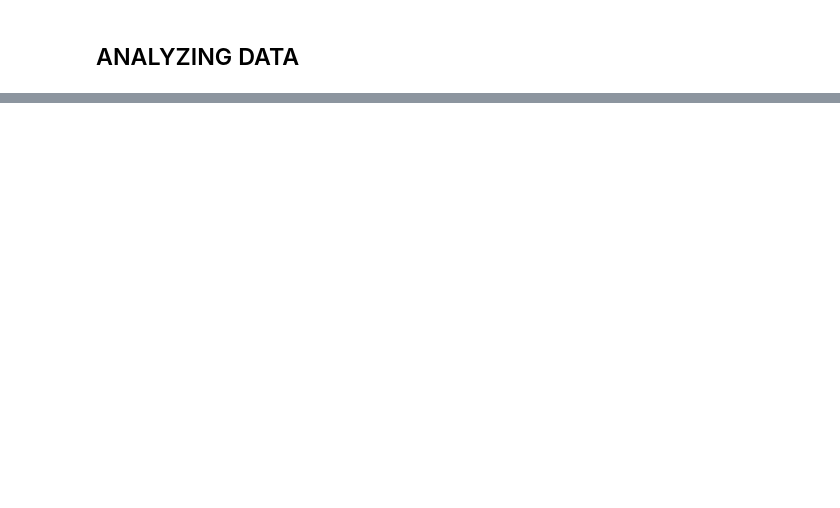
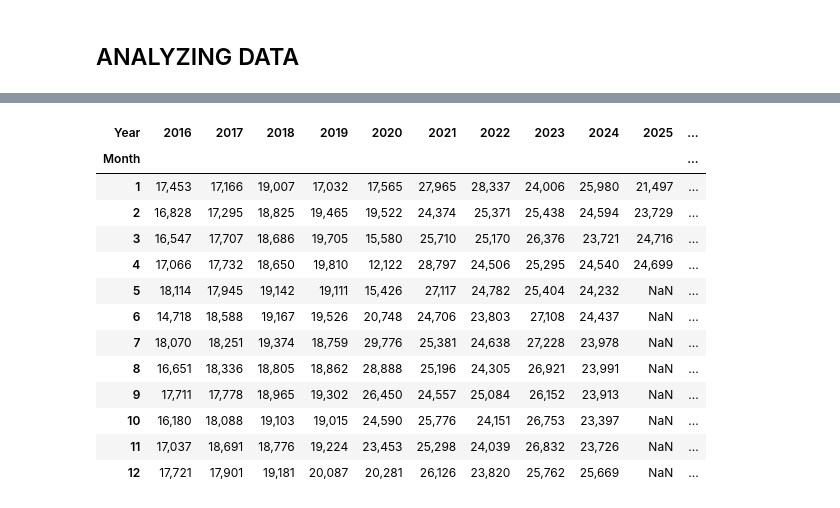
Before and after one commit to smarshak33/dataStory, a Jupyter notebook: dataStory.ipynb, the cells around one changed output, grey strips where cells are left out. Cells and saved outputs as stored; diff of their text form; code cells hidden in the pictures; blank space fills up the shorter version.

```diff
--- a/dataStory.ipynb
+++ b/dataStory.ipynb
@@ -160,0 +180,18 @@ KeyError: '2025'
+# %%
+## call new table/dataframe
+pivoted_table
+# %% [output]
+| Year | 2016 | 2017 | 2018 | 2019 | 2020 | 2021 | 2022 | 2023 | 2024 | 2025 | ... |
+| Month |  |  |  |  |  |  |  |  |  |  | ... |
+| 1 | 17,453 | 17,166 | 19,007 | 17,032 | 17,565 | 27,965 | 28,337 | 24,006 | 25,980 | 21,497 | ... |
+| 2 | 16,828 | 17,295 | 18,825 | 19,465 | 19,522 | 24,374 | 25,371 | 25,438 | 24,594 | 23,729 | ... |
+| 3 | 16,547 | 17,707 | 18,686 | 19,705 | 15,580 | 25,710 | 25,170 | 26,376 | 23,721 | 24,716 | ... |
+| 4 | 17,066 | 17,732 | 18,650 | 19,810 | 12,122 | 28,797 | 24,506 | 25,295 | 24,540 | 24,699 | ... |
+| 5 | 18,114 | 17,945 | 19,142 | 19,111 | 15,426 | 27,117 | 24,782 | 25,404 | 24,232 | NaN | ... |
+| 6 | 14,718 | 18,588 | 19,167 | 19,526 | 20,748 | 24,706 | 23,803 | 27,108 | 24,437 | NaN | ... |
+| 7 | 18,070 | 18,251 | 19,374 | 18,759 | 29,776 | 25,381 | 24,638 | 27,228 | 23,978 | NaN | ... |
+| 8 | 16,651 | 18,336 | 18,805 | 18,862 | 28,888 | 25,196 | 24,305 | 26,921 | 23,991 | NaN | ... |
+| 9 | 17,711 | 17,778 | 18,965 | 19,302 | 26,450 | 24,557 | 25,084 | 26,152 | 23,913 | NaN | ... |
+| 10 | 16,180 | 18,088 | 19,103 | 19,015 | 24,590 | 25,776 | 24,151 | 26,753 | 23,397 | NaN | ... |
+| 11 | 17,037 | 18,691 | 18,776 | 19,224 | 23,453 | 25,298 | 24,039 | 26,832 | 23,726 | NaN | ... |
+| 12 | 17,721 | 17,901 | 19,181 | 20,087 | 20,281 | 26,126 | 23,820 | 25,762 | 25,669 | NaN | ... |
```
Also changed, not shown: parts of 21 cells of this notebook, 3 other files.
